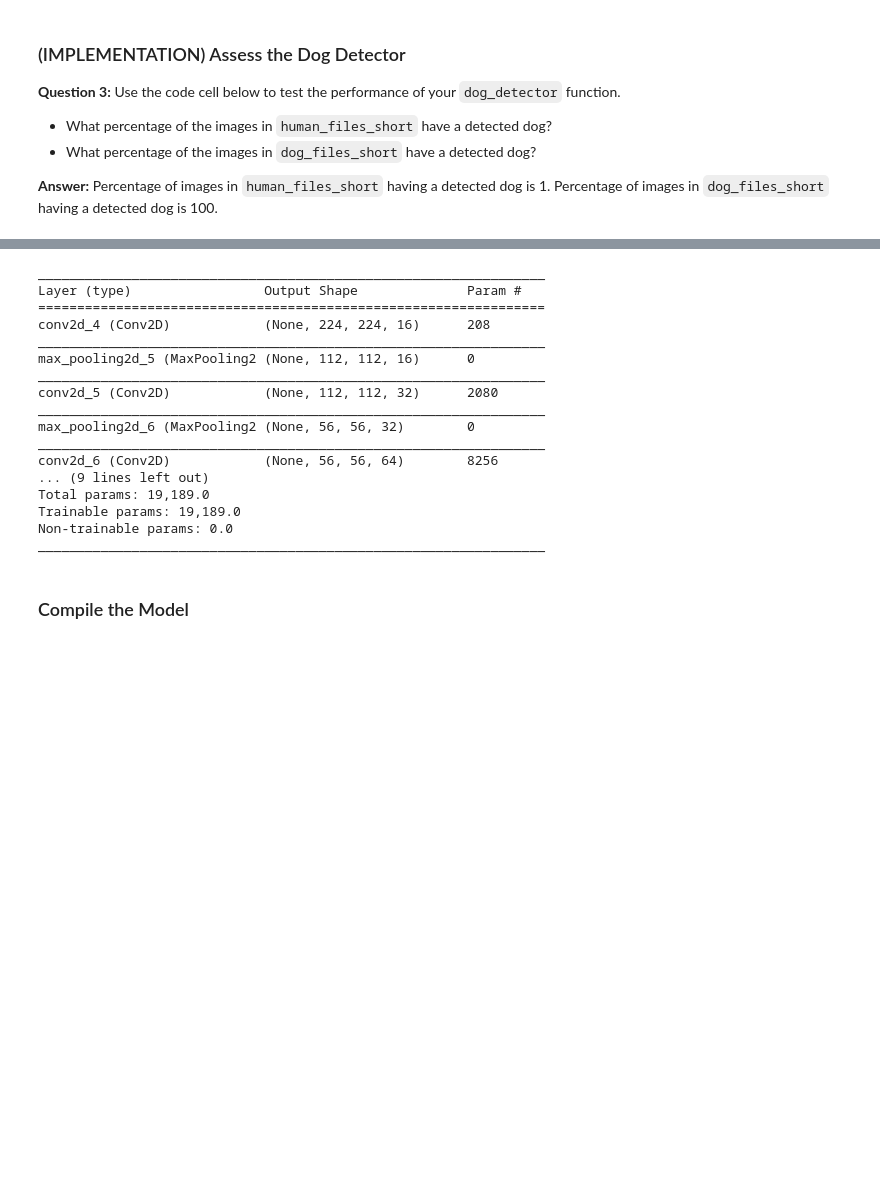
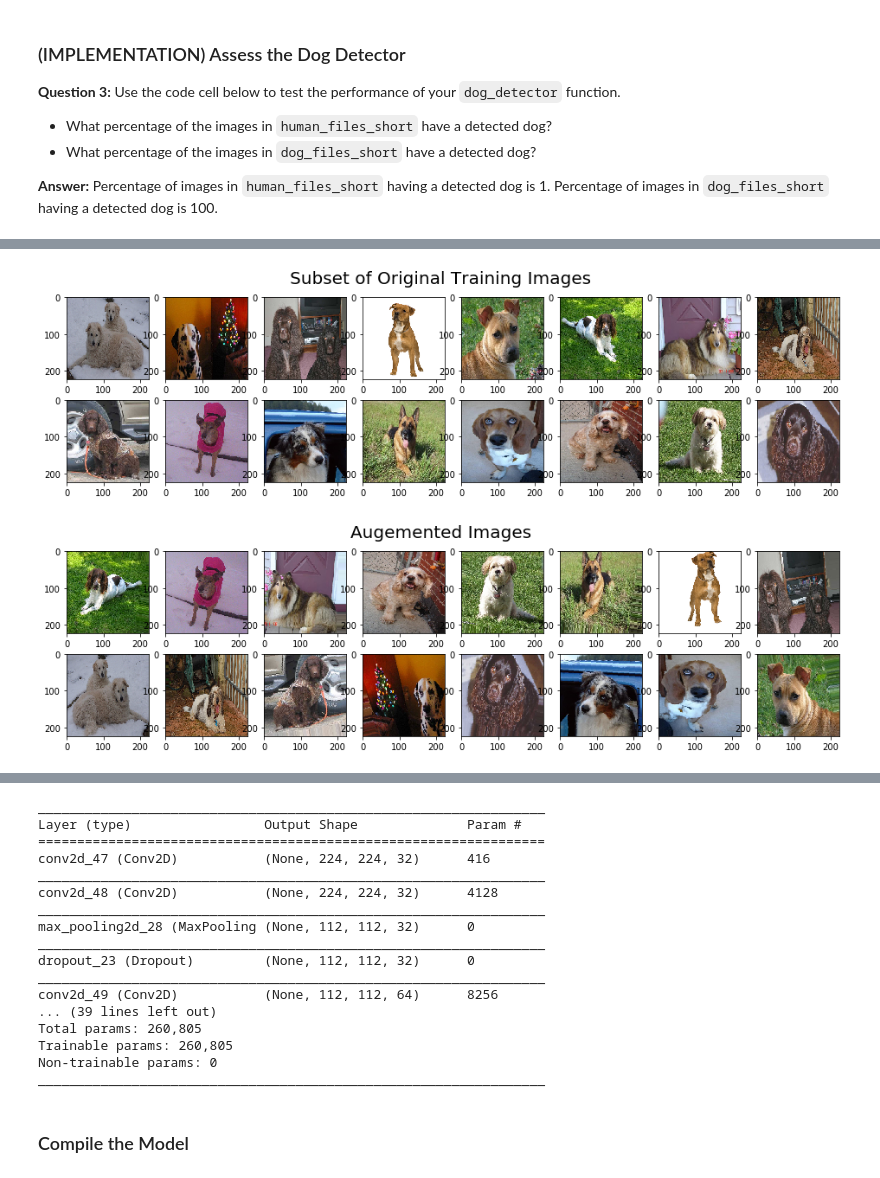
Before and after one commit to pratX/dog-project, a Jupyter notebook: dog_app.ipynb, the cells around one changed output, grey strips where cells are left out. Cells and saved outputs as stored; diff of their text form; code cells hidden in the pictures; blank space fills up the shorter version.

```diff
--- a/dog_app.ipynb
+++ b/dog_app.ipynb
@@ -343,6 +342,43 @@ ImageFile.LOAD_TRUNCATED_IMAGES = True
 train_tensors = paths_to_tensor(train_files).astype('float32')/255
 valid_tensors = paths_to_tensor(valid_files).astype('float32')/255
 test_tensors = paths_to_tensor(test_files).astype('float32')/255
+# %%
+# Configure augmented image generators
+from keras.preprocessing.image import ImageDataGenerator
+
+datagen_train = ImageDataGenerator(width_shift_range=0.1, height_shift_range=0.1, horizontal_flip=True,
+                                   rotation_range=15)
+datagen_valid = ImageDataGenerator(width_shift_range=0.1, height_shift_range=0.1, horizontal_flip=True,
+                                   rotation_range=15)
+datagen_train.fit(train_tensors)
+datagen_valid.fit(valid_tensors)
+# %%
+# Visualize augmented images
+import matplotlib.pyplot as plt
+
+# subset of training_data
+train_tensors_subset = train_tensors[:16]
+
+# visualize subset of training data
+fig = plt.figure(figsize=(16,4))
+for i in range(len(train_tensors_subset)):
+    ax = fig.add_subplot(2, len(train_tensors_subset)/2, i+1)
+    ax.imshow(train_tensors_subset[i])
+fig.suptitle('Subset of Original Training Images', fontsize=20)
+plt.show()
+
+# visualize augmented images
+fig = plt.figure(figsize=(16,4))
+for train_batch in datagen_train.flow(train_tensors_subset, batch_size=16):
+    for i in range(len(train_batch)):
+        ax = fig.add_subplot(2, len(train_batch)/2, i+1)
+        ax.imshow(train_batch[i])
+    fig.suptitle('Augemented Images', fontsize=20)
+    plt.show()
+    break
+# %% [output]
+[figure, added]
+[figure, added]
 # %% [markdown]
 ### (IMPLEMENTATION) Model Architecture
 
@@ -365,13 +401,28 @@ from keras.models import Sequential
 model = Sequential()
 
 ### TODO: Define your architecture.
-model.add(Conv2D(filters=16, kernel_size=2, padding='same', activation='relu', input_shape=(224,224,3)))
-model.add(MaxPooling2D(pool_size=2))
+model.add(Conv2D(filters=32, kernel_size=2, padding='same', activation='relu', input_shape=(224,224,3)))
 model.add(Conv2D(filters=32, kernel_size=2, padding='same', activation='relu'))
 model.add(MaxPooling2D(pool_size=2))
+model.add(Dropout(0.2))
+model.add(Conv2D(filters=64, kernel_size=2, padding='same', activation='relu'))
 model.add(Conv2D(filters=64, kernel_size=2, padding='same', activation='relu'))
 model.add(MaxPooling2D(pool_size=2))
+model.add(Dropout(0.2))
+model.add(Conv2D(filters=64, kernel_size=2, padding='same', activation='relu'))
+model.add(Conv2D(filters=64, kernel_size=2, padding='same', activation='relu'))
+model.add(MaxPooling2D(pool_size=2))
+model.add(Dropout(0.2))
+model.add(Conv2D(filters=64, kernel_size=2, padding='same', activation='relu'))
+model.add(Conv2D(filters=64, kernel_size=2, padding='same', activation='relu'))
+model.add(MaxPooling2D(pool_size=2))
+model.add(Dropout(0.2))
+model.add(Conv2D(filters=128, kernel_size=2, padding='same', activation='relu'))
+model.add(Conv2D(filters=128, kernel_size=2, padding='same', activation='relu'))
+model.add(MaxPooling2D(pool_size=2))
 model.add(GlobalAveragePooling2D())
+model.add(Dropout(0.2))
+model.add(Dense(256, activation='relu'))
 model.add(Dropout(0.2))
 model.add(Dense(133, activation='softmax'))
 
@@ -380,19 +431,19 @@ model.summary()
 _________________________________________________________________
 Layer (type)                 Output Shape              Param #
 =================================================================
-conv2d_4 (Conv2D)            (None, 224, 224, 16)      208
+conv2d_47 (Conv2D)           (None, 224, 224, 32)      416
 _________________________________________________________________
-max_pooling2d_5 (MaxPooling2 (None, 112, 112, 16)      0
+conv2d_48 (Conv2D)           (None, 224, 224, 32)      4128
 _________________________________________________________________
-conv2d_5 (Conv2D)            (None, 112, 112, 32)      2080
+max_pooling2d_28 (MaxPooling (None, 112, 112, 32)      0
 _________________________________________________________________
-max_pooling2d_6 (MaxPooling2 (None, 56, 56, 32)        0
+dropout_23 (Dropout)         (None, 112, 112, 32)      0
 _________________________________________________________________
-conv2d_6 (Conv2D)            (None, 56, 56, 64)        8256
-... (9 lines left out)
-Total params: 19,189.0
-Trainable params: 19,189.0
-Non-trainable params: 0.0
+conv2d_49 (Conv2D)           (None, 112, 112, 64)      8256
+... (39 lines left out)
+Total params: 260,805
+Trainable params: 260,805
+Non-trainable params: 0
 _________________________________________________________________
 # %% [markdown]
 ### Compile the Model
```
Also changed, not shown: parts of 7 cells of this notebook, 3 other files.
